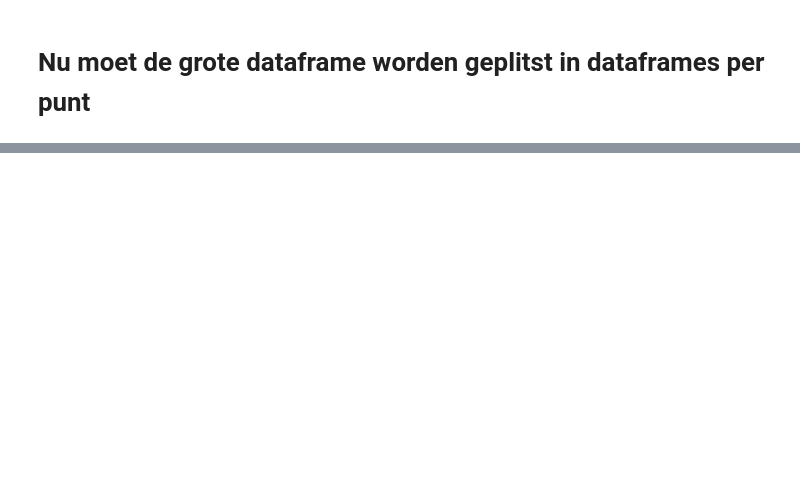
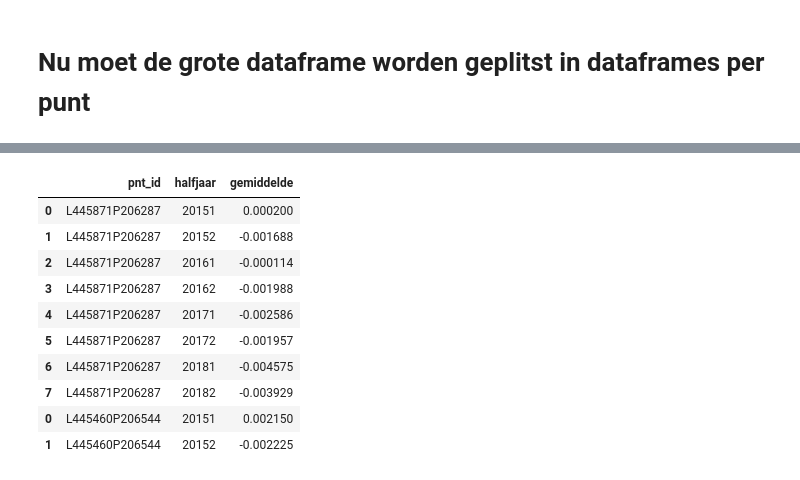
Before and after one commit to Jellybean12/Groepje-C3, a Jupyter notebook: gemiddelde_daling_per_halfjaar.ipynb, the cells around one changed output, grey strips where cells are left out. Cells and saved outputs as stored; diff of their text form; code cells hidden in the pictures; blank space fills up the shorter version.

```diff
--- a/gemiddelde_daling_per_halfjaar.ipynb
+++ b/gemiddelde_daling_per_halfjaar.ipynb
@@ -72,0 +54,14 @@ None
+# %%
+data.head(10)
+# %% [output]
+|  | pnt_id | halfjaar | gemiddelde |
+| 0 | L445871P206287 | 20151 | 0.000200 |
+| 1 | L445871P206287 | 20152 | -0.001688 |
+| 2 | L445871P206287 | 20161 | -0.000114 |
+| 3 | L445871P206287 | 20162 | -0.001988 |
+| 4 | L445871P206287 | 20171 | -0.002586 |
+| 5 | L445871P206287 | 20172 | -0.001957 |
+| 6 | L445871P206287 | 20181 | -0.004575 |
+| 7 | L445871P206287 | 20182 | -0.003929 |
+| 0 | L445460P206544 | 20151 | 0.002150 |
+| 1 | L445460P206544 | 20152 | -0.002225 |
```
Also changed, not shown: parts of 13 cells of this notebook.
